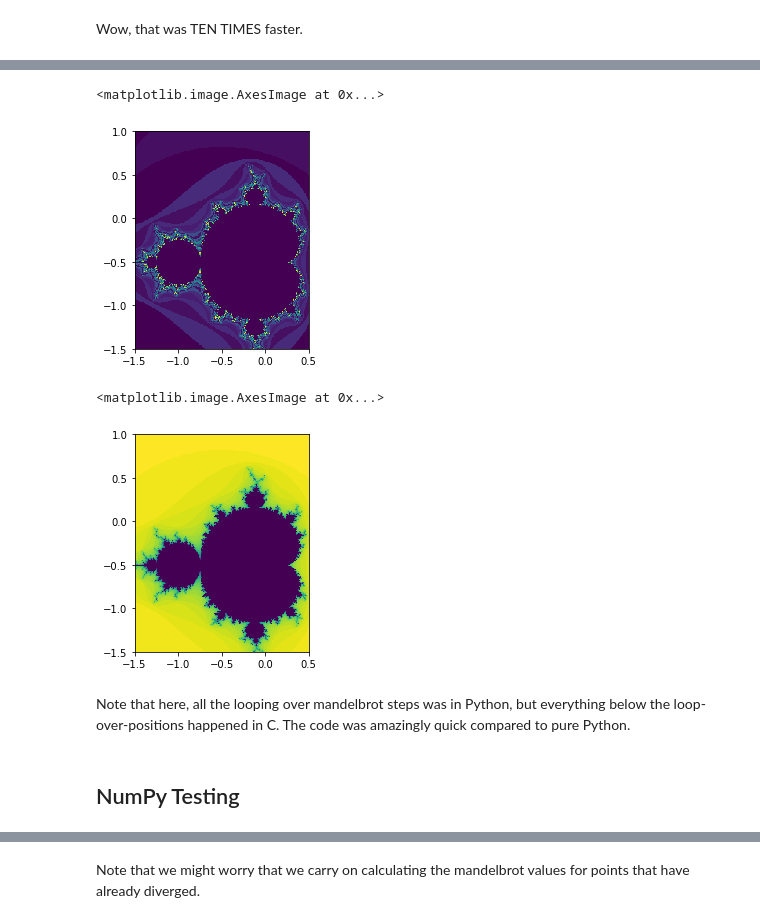
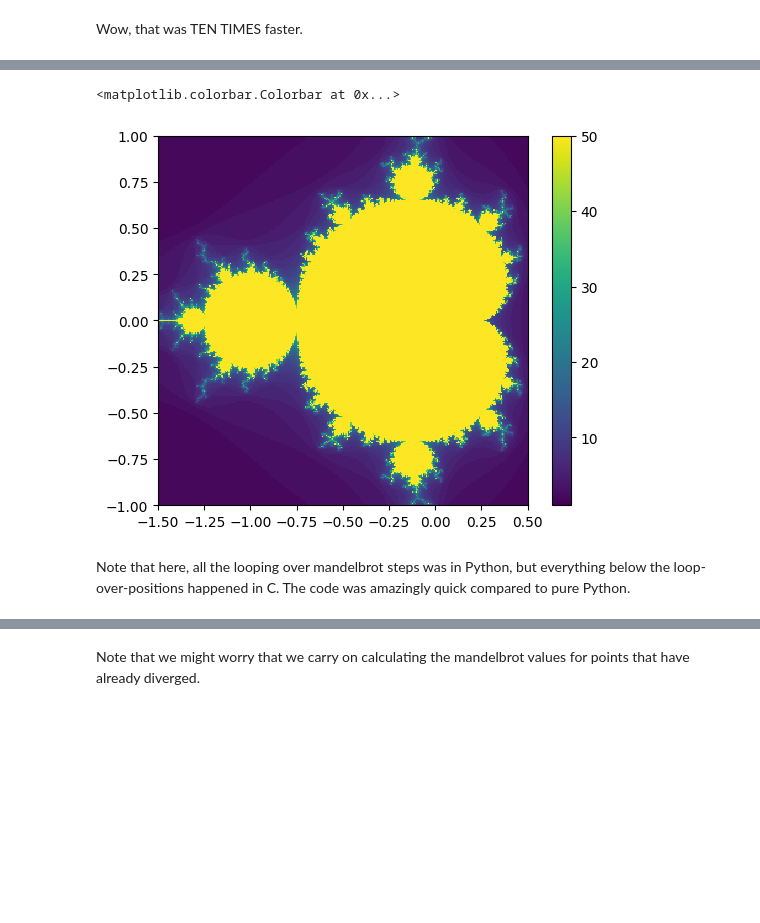
Before and after one commit to alan-turing-institute/rse-course, a Jupyter notebook: module09_programming_for_speed/09_02_optimising_with_numpy.ipynb, the cells around one changed output, grey strips where cells are left out. Saved outputs shown, nothing was run; the diff lists cells and outputs as text; code cells hidden in the pictures; blank space fills up the shorter version.

```diff
--- a/module09_programming_for_speed/09_02_optimising_with_numpy.ipynb
+++ b/module09_programming_for_speed/09_02_optimising_with_numpy.ipynb
@@ -9,10 +31,2 @@ We saw previously that NumPy's core type is the `ndarray`, or N-Dimensional Arra
 # %%
 import numpy as np
-# %%
-ymin = 0
-ymax = 10
-
-xmin = 0
-xmax = 4
-
-resolution = 5
@@ -53,0 +33,2 @@ The real magic of numpy arrays is that most python operations are applied, quick
+# %%
+cs = np.asarray(cs_listcomp)
@@ -252,13 +215,13 @@ Let's correct our code to do that:
 # %%
-def mandel_numpy(position, limit=50):
+def mandel_numpy(constants, max_iterations=50):
     # todo rename / reformat this to match our first mandel
 
-    value = position
+    value = np.zeros(constants.shape)
     # An array which keeps track of the first step at which each position diverged
-    diverged_at_count = np.zeros(position.shape)
-    while limit > 0:
-        limit -= 1
-        value = value**2 + position
+    diverged_at_count = np.ones(constants.shape)*max_iterations
+    counter = 0
+    while counter < max_iterations:
+        value = value**2 + constants
         diverging = abs(value) > 2
 
         # Any positions which are:
@@ -267,14 +230,15 @@ def mandel_numpy(position, limit=50):
         # are diverging for the first time
         first_diverged_this_time = np.logical_and(
             diverging,
-            diverged_at_count == 0
+            diverged_at_count == max_iterations
         )
 
         # Update diverged_at_count for all positions which first diverged at this step
-        diverged_at_count[first_diverged_this_time] = limit
+        diverged_at_count[first_diverged_this_time] = counter
         # Reset any divergent values to exactly 2
 
         # todo would this be faster to set this to 0?
         value[diverging] = 2
+        counter = counter + 1
 
     return diverged_at_count
@@ -321,5 +271,8 @@ mandel_numpy_better(values)
+# %%
+result_numpy = mandel_numpy(cs)
 # %%
-plt.imshow(data100, interpolation="none", extent=[xmin, xmax, ymin, ymax])
+plt.imshow(result_numpy, interpolation="none", extent=[xmin, xmax, ymin, ymax])
+plt.colorbar()
 # %% [output]
-<matplotlib.image.AxesImage at 0x...>
+<matplotlib.colorbar.Colorbar at 0x...>
-[figure, old version]
+[figure, new version]
@@ -328,13 +279,6 @@ data7 = mandel_numpy(values)
-# %%
-plt.imshow(data7, interpolation="none", extent=[xmin, xmax, ymin, ymax])
-# %% [output]
-<matplotlib.image.AxesImage at 0x...>
-[figure, removed]
 # %%
 %%timeit
 
 data7 = mandel4(values)
 # %% [markdown]
 Note that here, all the looping over mandelbrot steps was in Python, but everything below the loop-over-positions happened in C. The code was amazingly quick compared to pure Python.
-# %% [markdown]
-## NumPy Testing
```
Also changed, not shown: parts of 84 cells of this notebook, 2 other files.
